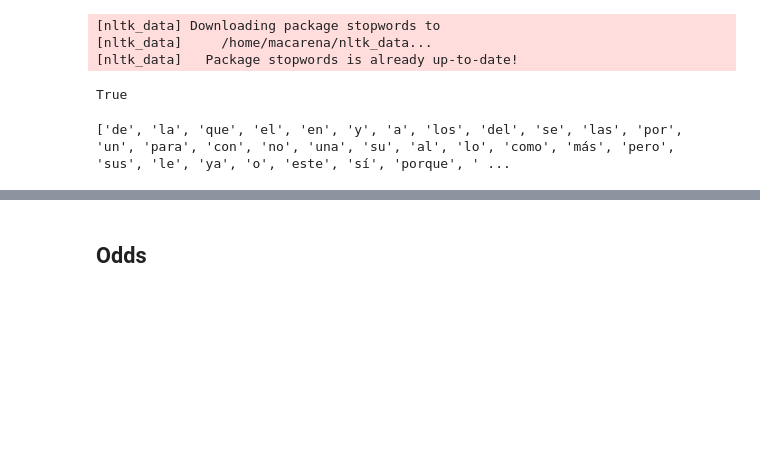
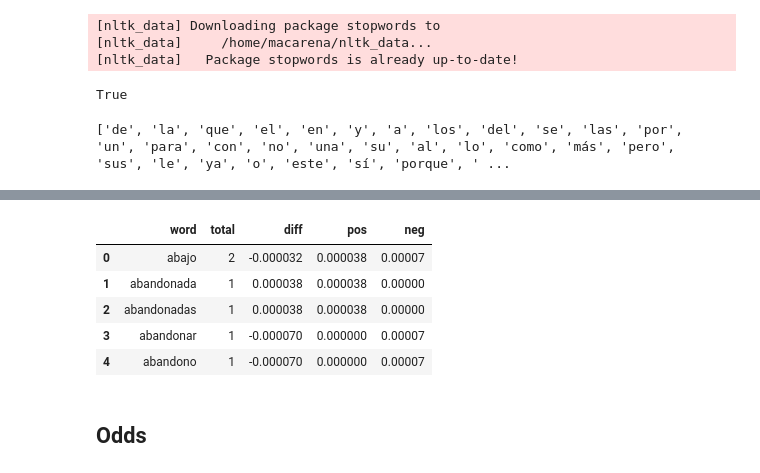
Before and after one commit to macfernandez/eddc-specialization-project, a Jupyter notebook: notebooks/03-methods-statistic.ipynb, the cells around one changed output, grey strips where cells are left out. Saved outputs shown, nothing was run; the diff lists cells and outputs as text; code cells hidden in the pictures; blank space fills up the shorter version.

```diff
--- a/notebooks/03-methods-statistic.ipynb
+++ b/notebooks/03-methods-statistic.ipynb
@@ -151,0 +180,3 @@ proportions_wo_stopwords.head()
+# %%
+stw = list(filter(lambda x: x in frequencies.columns,stw))
+len(stw)
@@ -151,0 +185,2 @@ proportions_wo_stopwords.head()
+# %%
+columns_wo_stw = sorted(set(frequencies.columns).difference(set(stw)))
@@ -151,0 +191,3 @@ proportions_wo_stopwords.head()
+# %%
+frequencies_wo_stw = frequencies[columns_wo_stw]
+len(frequencies_wo_stw.columns)
@@ -152,3 +204,25 @@ proportions_wo_stopwords.head()
+# %%
+proportions_wo_stw = frequencies_wo_stw.div(frequencies_wo_stw.sum(axis=1), axis=0)
+proportions_wo_stw_difference = proportions_wo_stw.loc["positivo"]-proportions_wo_stw.loc["negativo"]
+proportions_wo_stw_diff = (
+    pd
+    .DataFrame({
+        "total": count_total,
+        "diff": proportions_wo_stw_difference,
+        "pos": proportions_wo_stw.loc["positivo"],
+        "neg": proportions_wo_stw.loc["negativo"]
+    })
+    .rename_axis("word", axis=0)
+    .reset_index()
+)
+proportions_wo_stw_diff.head()
+# %% [output]
+|  | word | total | diff | pos | neg |
+| 0 | abajo | 2 | -0.000032 | 0.000038 | 0.00007 |
+| 1 | abandonada | 1 | 0.000038 | 0.000038 | 0.00000 |
+| 2 | abandonadas | 1 | 0.000038 | 0.000038 | 0.00000 |
+| 3 | abandonar | 1 | -0.000070 | 0.000000 | 0.00007 |
+| 4 | abandono | 1 | -0.000070 | 0.000000 | 0.00007 |
 # %% [markdown]
 ## Odds
 # %%
```
Also changed, not shown: parts of 19 cells of this notebook.
